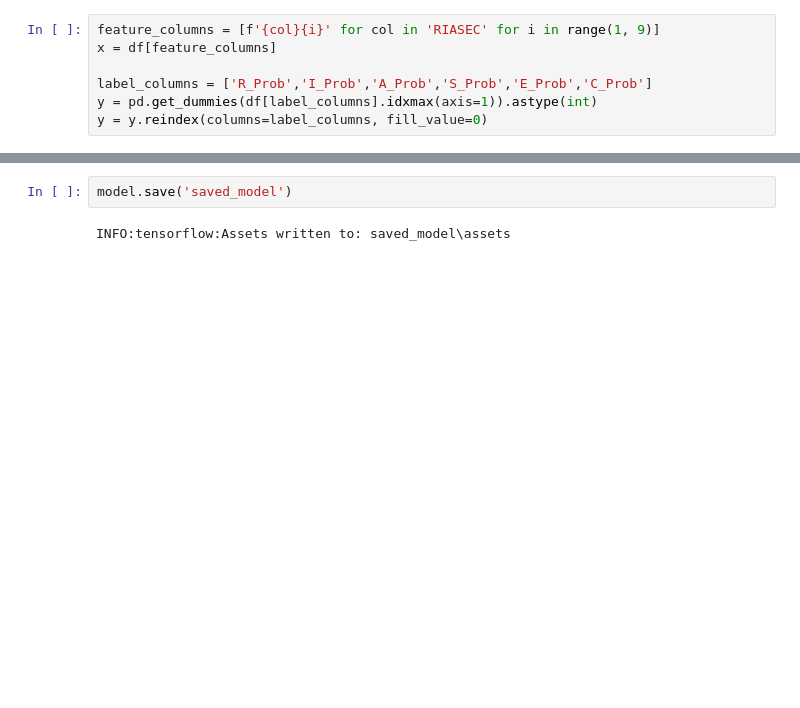
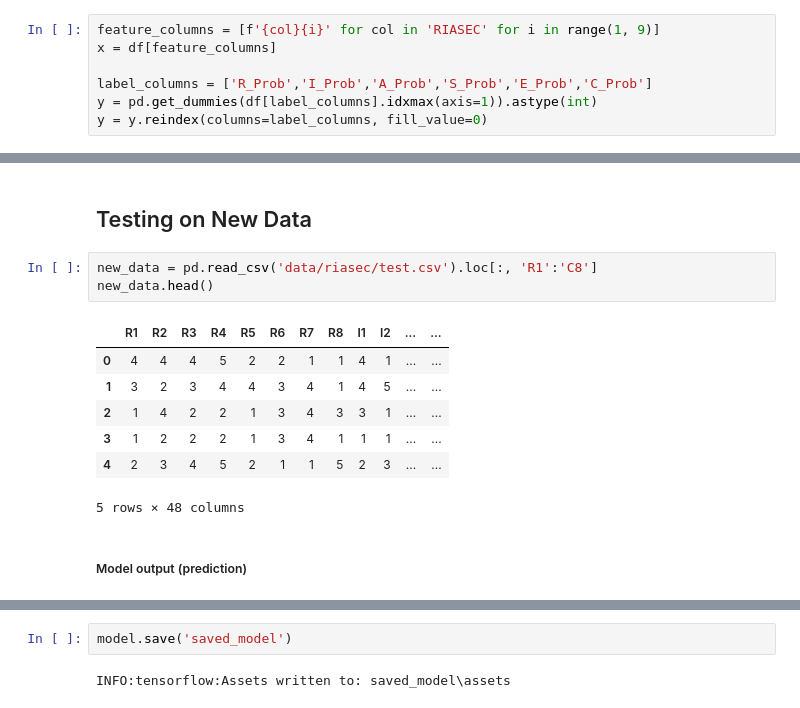
Before and after one commit to PathXplorer-C242-PS289/MachineLearning, a Jupyter notebook: multi-class-model.ipynb, the cells around one changed output, grey strips where cells are left out. Cells and saved outputs as stored; diff of their text form; blank space fills up the shorter version.

```diff
--- a/multi-class-model.ipynb
+++ b/multi-class-model.ipynb
@@ -216,0 +272,15 @@ Ground Truth: C, R/I/A, S, C, E, I, C, S, A, S
+# %% [markdown]
+## Testing on New Data
+# %%
+new_data = pd.read_csv('data/riasec/test.csv').loc[:, 'R1':'C8']
+new_data.head()
+# %% [output]
+|  | R1 | R2 | R3 | R4 | R5 | R6 | R7 | R8 | I1 | I2 | ... | ... |
+| 0 | 4 | 4 | 4 | 5 | 2 | 2 | 1 | 1 | 4 | 1 | ... | ... |
+| 1 | 3 | 2 | 3 | 4 | 4 | 3 | 4 | 1 | 4 | 5 | ... | ... |
+| 2 | 1 | 4 | 2 | 2 | 1 | 3 | 4 | 3 | 3 | 1 | ... | ... |
+| 3 | 1 | 2 | 2 | 2 | 1 | 3 | 4 | 1 | 1 | 1 | ... | ... |
+| 4 | 2 | 3 | 4 | 5 | 2 | 1 | 1 | 5 | 2 | 3 | ... | ... |
+5 rows × 48 columns
+# %% [markdown]
+##### Model output (prediction)
```
Also changed, not shown: parts of 33 cells of this notebook, 6 other files.
